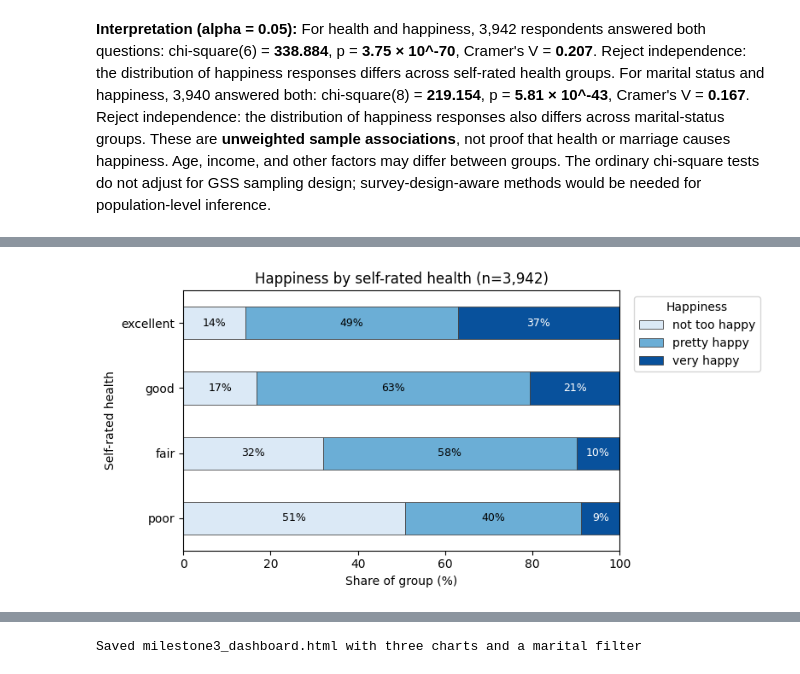
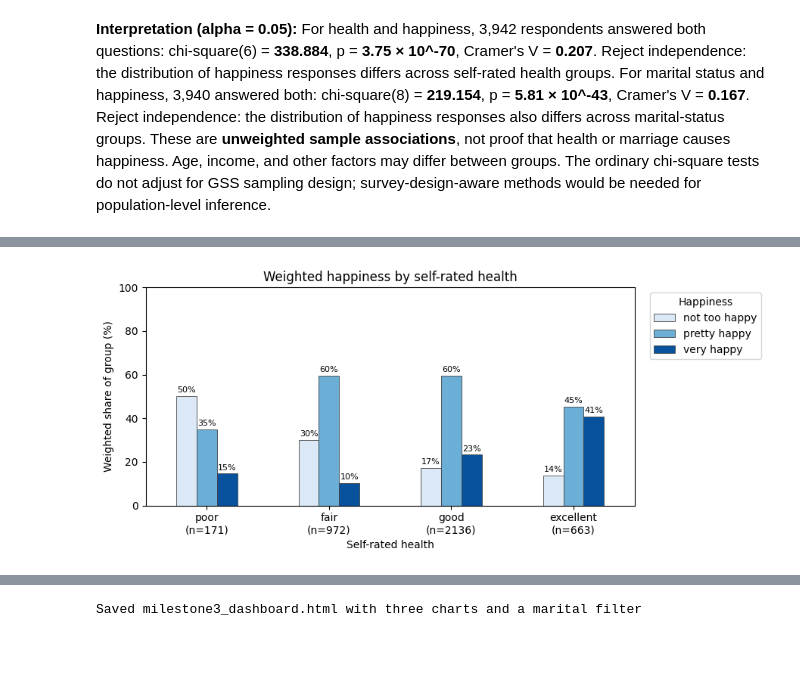
Before and after one commit to Luan-N/global-happiness-analysis, a Jupyter notebook: happiness_analysis.ipynb, the cells around one changed output, grey strips where cells are left out. Drawn from its saved outputs; the diff is of its cells as text; code cells hidden in the pictures; blank space fills up the shorter version.

```diff
--- a/happiness_analysis.ipynb
+++ b/happiness_analysis.ipynb
@@ -152,24 +152,50 @@ All five charts compare happiness with health, marital status, income, age, or s
 # %%
 import matplotlib.pyplot as plt
+import numpy as np
 import pandas as pd
 import re
 
 viz = pd.read_csv('cleaned_dataset.csv')
 happiness = ['not too happy', 'pretty happy', 'very happy']
 colors = ['#DBE9F6', '#6BAED6', '#08519C']
+def eligible(frame, *columns):
+    weight = pd.to_numeric(frame['wtssnrps_as'], errors='coerce')
+    valid = frame.loc[frame[list(columns)].notna().all(axis=1) & np.isfinite(weight) & weight.gt(0)].copy()
+    valid['wtssnrps_as'] = weight.loc[valid.index]
+    return valid
+
+def weighted_shares(frame, group, groups):
+    valid = eligible(frame, group, 'happy')
+    counts = pd.crosstab(valid[group], valid.happy).reindex(index=groups, columns=happiness, fill_value=0)
+    weights = valid.groupby([group, 'happy'], observed=True)['wtssnrps_as'].sum().unstack(fill_value=0).reindex(index=groups, columns=happiness, fill_value=0)
+    return weights.div(weights.sum(axis=1).replace(0, np.nan), axis=0).mul(100), counts
+
+def age_summary(frame, answer):
+    valid = eligible(frame, 'age', 'happy')
+    valid = valid.loc[valid.happy.eq(answer) & valid.age.between(18, 89)].sort_values('age')
+    if valid.empty:
+        return None
+    ages = valid.age.to_numpy()
+    cumulative = valid.wtssnrps_as.to_numpy().cumsum()
+    q1, median, q3 = ages[np.searchsorted(cumulative, cumulative[-1] * np.array([.25, .5, .75]))]
+    iqr = q3 - q1
+    inside = ages[(ages >= q1 - 1.5 * iqr) & (ages <= q3 + 1.5 * iqr)]
+    return dict(label=answer, q1=q1, med=median, q3=q3, whislo=inside.min(), whishi=inside.max(), n=len(valid))
+
 def percentages(group):
-    return pd.crosstab(viz[group], viz.happy, normalize='index').reindex(
-        columns=happiness).mul(100)
+    groups = viz[group].cat.categories if isinstance(viz[group].dtype, pd.CategoricalDtype) else sorted(viz[group].dropna().unique())
+    return weighted_shares(viz, group, groups)[0]
 
 # 1. Distribution of happiness within each health group.
-fig, ax = plt.subplots(figsize=(8, 4))
-percentages('health').reindex(['poor', 'fair', 'good', 'excellent']).plot.barh(
-    stacked=True, color=colors, edgecolor='#444444', linewidth=0.6, ax=ax)
-for i, bars in enumerate(ax.containers):
-    ax.bar_label(bars, fmt='%.0f%%', label_type='center', fontsize=9,
-                 color='white' if i == 2 else 'black')
-ax.set(title='Happiness by self-rated health (n=3,942)', xlabel='Share of group (%)',
-       ylabel='Self-rated health', xlim=(0, 100))
+fig, ax = plt.subplots(figsize=(9, 4))
+health_rates = percentages('health').reindex(['poor', 'fair', 'good', 'excellent'])
+health_rates.plot.bar(color=colors, edgecolor='#444444', linewidth=0.6, ax=ax)
+health_n = weighted_shares(viz, 'health', health_rates.index)[1].sum(axis=1)
+for bars in ax.containers:
+    ax.bar_label(bars, fmt='%.0f%%', padding=2, fontsize=8)
+ax.set_xticklabels([f'{g}\n(n={health_n[g]})' for g in health_rates.index], rotation=0)
+ax.set(title='Weighted happiness by self-rated health',
+       xlabel='Self-rated health', ylabel='Weighted share of group (%)', ylim=(0, 100))
 ax.legend(title='Happiness', loc='upper left', bbox_to_anchor=(1.02, 1))
 fig.tight_layout(); fig.savefig('milestone2_1_health.png', dpi=200, bbox_inches='tight'); plt.show()
 
@@ -177,12 +203,12 @@ fig.tight_layout(); fig.savefig('milestone2_1_health.png', dpi=200, bbox_inches=
 fig, ax = plt.subplots(figsize=(9, 4))
 marital_rates = percentages('marital')
 marital_rates.plot.bar(color=colors, edgecolor='#444444', linewidth=0.6, ax=ax)
-marital_n = pd.crosstab(viz.marital, viz.happy).sum(axis=1)
+marital_n = weighted_shares(viz, 'marital', marital_rates.index)[1].sum(axis=1)
 for bars in ax.containers:
     ax.bar_label(bars, fmt='%.0f%%', padding=2, fontsize=8)
 ax.set_xticklabels([f'{g}\n(n={marital_n[g]})' for g in marital_rates.index])
-ax.set(title='Happiness by marital status (n=3,940)', xlabel='Marital status',
-       ylabel='Share of group (%)', ylim=(0, 100))
+ax.set(title='Weighted happiness by marital status', xlabel='Marital status',
+       ylabel='Weighted share of group (%)', ylim=(0, 100))
 ax.legend(title='Happiness', loc='upper left', bbox_to_anchor=(1.02, 1))
 plt.xticks(rotation=20); fig.tight_layout()
 fig.savefig('milestone2_2_marital.png', dpi=200, bbox_inches='tight'); plt.show()
@@ -194,44 +220,44 @@ viz['income_band'] = pd.cut(viz.income16.map({v: i for i, v in enumerate(income_
     [0, 8, 10, 14, 18, 21, 23, 26],
     labels=['Under $10k', '$10–14k', '$15–24k', '$25–49k', '$50–89k', '$90–129k', '$130k+'])
 income_rates = percentages('income_band')
 fig, ax = plt.subplots(figsize=(12, 4))
 income_rates.plot.line(color=colors, marker='o', ax=ax)
-income_n = pd.crosstab(viz.income_band, viz.happy).sum(axis=1)
+income_n = weighted_shares(viz, 'income_band', income_rates.index)[1].sum(axis=1)
 ax.set_xticks(range(len(income_rates)),
               [f'{g}\n(n={income_n[g]})' for g in income_rates.index])
-ax.set(title='Happiness by income band (n=3,537)', xlabel='Family income before taxes',
-       ylabel='Share of group (%)', ylim=(0, 100))
+ax.set(title='Weighted happiness by income band', xlabel='Family income before taxes',
+       ylabel='Weighted share of group (%)')
+ax.set_ylim(bottom=0)
 ax.legend(title='Happiness', loc='upper left', bbox_to_anchor=(1.02, 1))
 plt.xticks(rotation=0); fig.tight_layout()
 fig.savefig('milestone2_3_income.png', dpi=200, bbox_inches='tight'); plt.show()
 
 # 4. Include 89+ using the recorded code 89; label it as top-coded.
-age_plot = viz[viz.age.le(89) & viz.happy.notna()]
-age_samples = [age_plot.loc[age_plot.happy.eq(h), 'age'] for h in happiness]
+age_stats = [age_summary(viz, h) for h in happiness]
 fig, ax = plt.subplots(figsize=(8, 4))
-boxes = ax.boxplot(age_samples, tick_labels=happiness, patch_artist=True,
-                   medianprops={'color': '#333333'})
+boxes = ax.bxp([s for s in age_stats if s is not None], showfliers=False, patch_artist=True,
+               medianprops={'color': '#333333'})
 for box, color in zip(boxes['boxes'], colors):
     box.set_facecolor(color)
-ax.set(title=f'Age ranges overlap across happiness answers (n={len(age_plot):,})',
+ax.set(title=f'Weighted age distributions ({sum(s["n"] for s in age_stats if s):,} respondents)',
        xlabel='Happiness answer', ylabel='Age code in years (89 represents 89+)')
 fig.tight_layout(); fig.savefig('milestone2_4_age.png', dpi=200); plt.show()
 
 # 5. Compare happiness answers within six schooling-year ranges.
 viz['school_band'] = pd.cut(viz.educ, [-1, 8, 11, 12, 15, 19, 20],
     labels=['0–8 years', '9–11 years', '12 years',
             '13–15 years', '16–19 years', '20+ years'])
 school = percentages('school_band')
-school_n = pd.crosstab(viz.school_band, viz.happy).sum(axis=1)
+school_n = weighted_shares(viz, 'school_band', school.index)[1].sum(axis=1)
 fig, ax = plt.subplots(figsize=(10, 4))
 school.plot.line(color=colors, marker='o', ax=ax)
 ax.set_xticks(range(len(school)),
               [f'{g}\n(n={school_n[g]})' for g in school.index])
-ax.set(title='Happiness differs across schooling ranges (n=3,924)',
-       xlabel='Years of schooling', ylabel='Share within schooling group (%)',
-       ylim=(0, 100))
+ax.set(title='Weighted happiness across schooling ranges',
+       xlabel='Years of schooling', ylabel='Weighted share within schooling group (%)')
+ax.set_ylim(bottom=0)
 ax.legend(title='Happiness', loc='upper left', bbox_to_anchor=(1.02, 1))
 fig.tight_layout(); fig.savefig('milestone2_5_education.png', dpi=200); plt.show()
-print('Saved five unweighted sample charts.')
+print('Saved five weighted charts; n denotes unweighted eligible respondents.')
 # %% [output]
-[figure, old version]
+[figure, new version]
```
Also changed, not shown: parts of 4 cells of this notebook, 7 other files.
